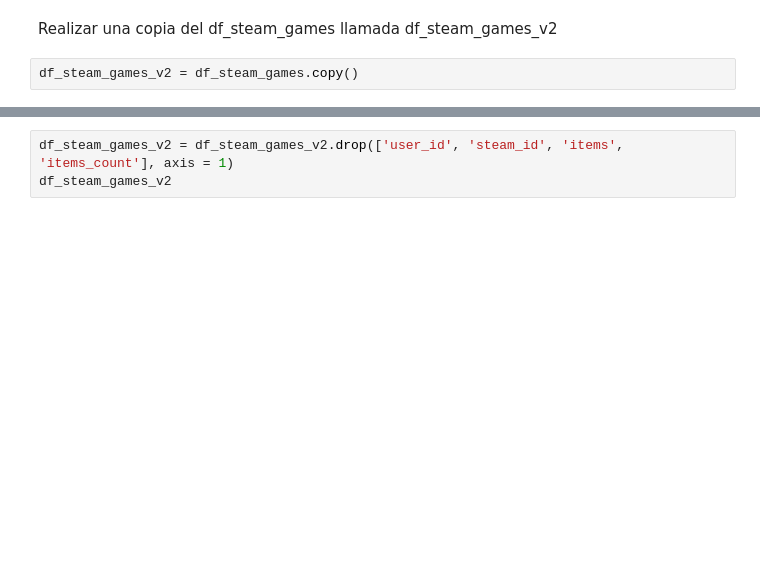
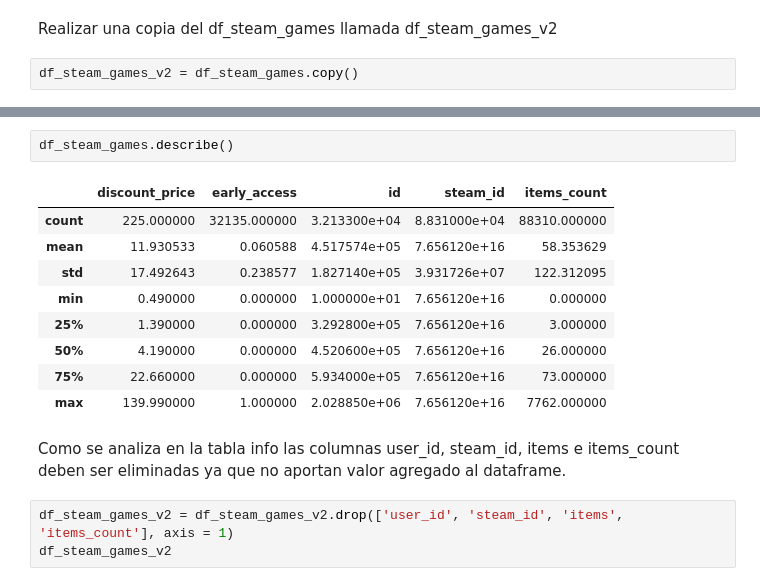
Before and after one commit to HaiderInfante/proyecto_01_henry_labs, a Jupyter notebook: proyecto_01_EDA_ETL.ipynb, the cells around one changed output, grey strips where cells are left out. Cells and saved outputs as stored; diff of their text form; blank space fills up the shorter version.

```diff
--- a/proyecto_01_EDA_ETL.ipynb
+++ b/proyecto_01_EDA_ETL.ipynb
@@ -118,3 +177,17 @@ Eliminar del df_steam_games las columnas user_id, steam_id, items e items_count
+# %%
+df_steam_games.describe()
+# %% [output]
+|  | discount_price | early_access | id | steam_id | items_count |
+| count | 225.000000 | 32135.000000 | 3.213300e+04 | 8.831000e+04 | 88310.000000 |
+| mean | 11.930533 | 0.060588 | 4.517574e+05 | 7.656120e+16 | 58.353629 |
+| std | 17.492643 | 0.238577 | 1.827140e+05 | 3.931726e+07 | 122.312095 |
+| min | 0.490000 | 0.000000 | 1.000000e+01 | 7.656120e+16 | 0.000000 |
+| 25% | 1.390000 | 0.000000 | 3.292800e+05 | 7.656120e+16 | 3.000000 |
+| 50% | 4.190000 | 0.000000 | 4.520600e+05 | 7.656120e+16 | 26.000000 |
+| 75% | 22.660000 | 0.000000 | 5.934000e+05 | 7.656120e+16 | 73.000000 |
+| max | 139.990000 | 1.000000 | 2.028850e+06 | 7.656120e+16 | 7762.000000 |
+# %% [markdown]
+Como se analiza en la tabla info las columnas user_id, steam_id, items e items_count deben ser eliminadas ya que no aportan valor agregado al dataframe.
 # %%
 df_steam_games_v2 = df_steam_games_v2.drop(['user_id', 'steam_id', 'items', 'items_count'], axis = 1)
 df_steam_games_v2
```
Also changed, not shown: parts of 139 cells of this notebook, 1 other file.
